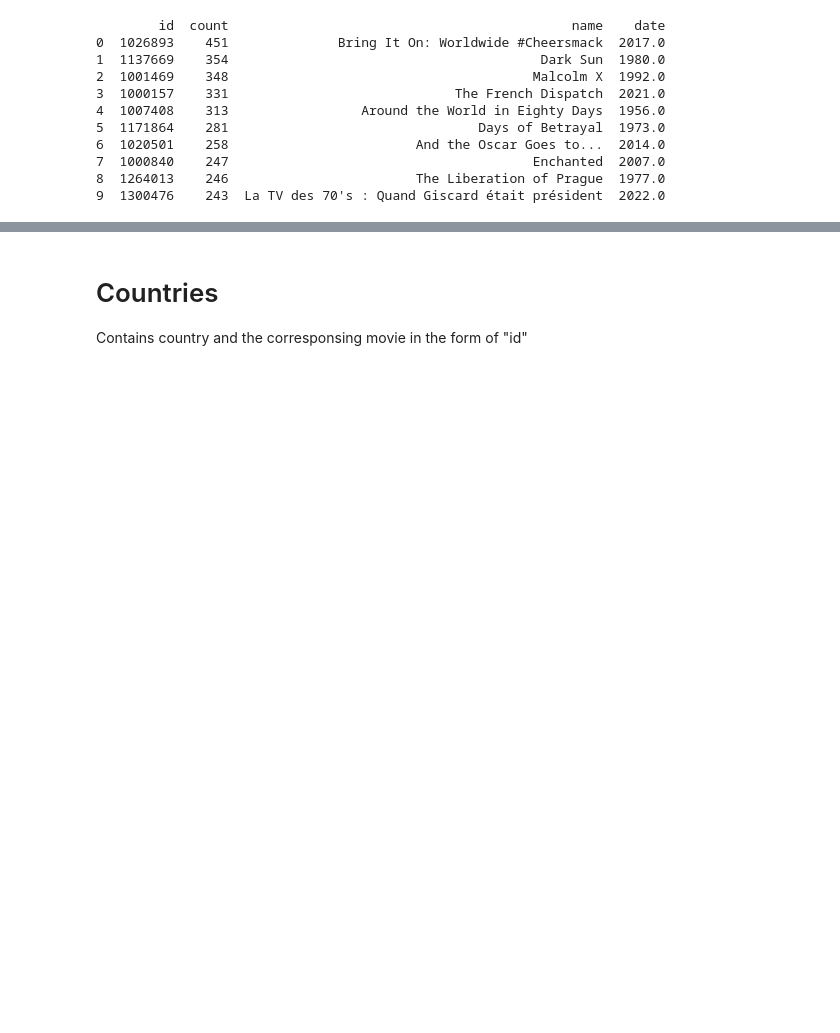
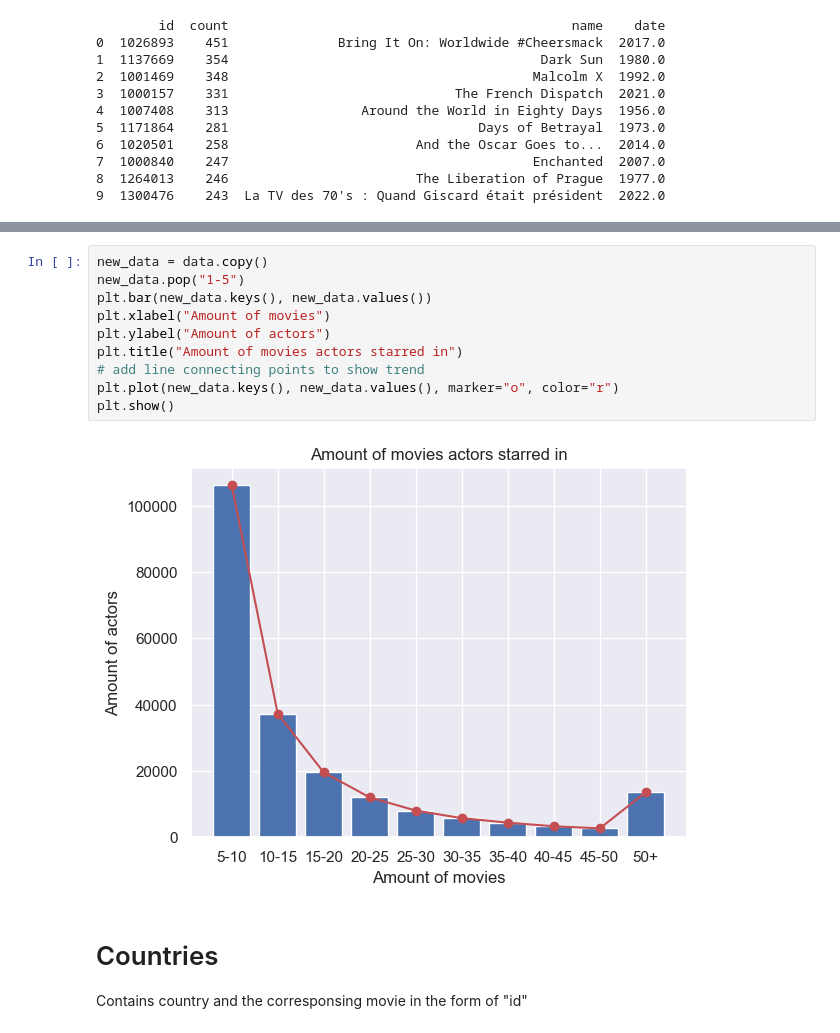
Before and after one commit to DasGewuerz/htw_letterboxd, a Jupyter notebook: letterboxd.ipynb, the cells around one changed output, grey strips where cells are left out. Cells and saved outputs as stored; diff of their text form; blank space fills up the shorter version.

```diff
--- a/letterboxd.ipynb
+++ b/letterboxd.ipynb
@@ -111,3 +200,15 @@ print(top_actors.head(10))
+# %%
+new_data = data.copy()
+new_data.pop("1-5")
+plt.bar(new_data.keys(), new_data.values())
+plt.xlabel("Amount of movies")
+plt.ylabel("Amount of actors")
+plt.title("Amount of movies actors starred in")
+# add line connecting points to show trend
+plt.plot(new_data.keys(), new_data.values(), marker="o", color="r")
+plt.show()
+# %% [output]
+[figure, added]
 # %% [markdown]
 # Countries
 Contains country and the corresponsing movie in the form of "id"
```
Also changed, not shown: parts of 3 cells of this notebook.
